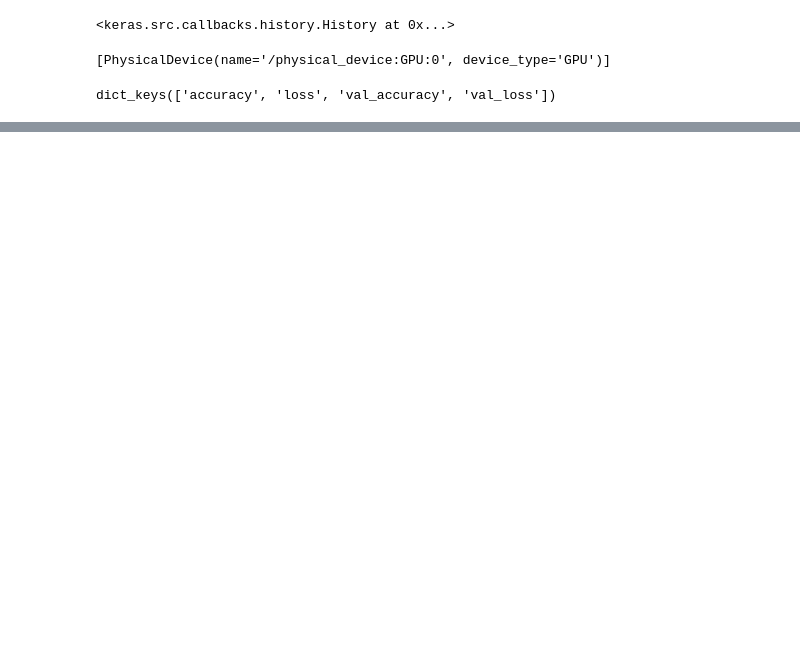
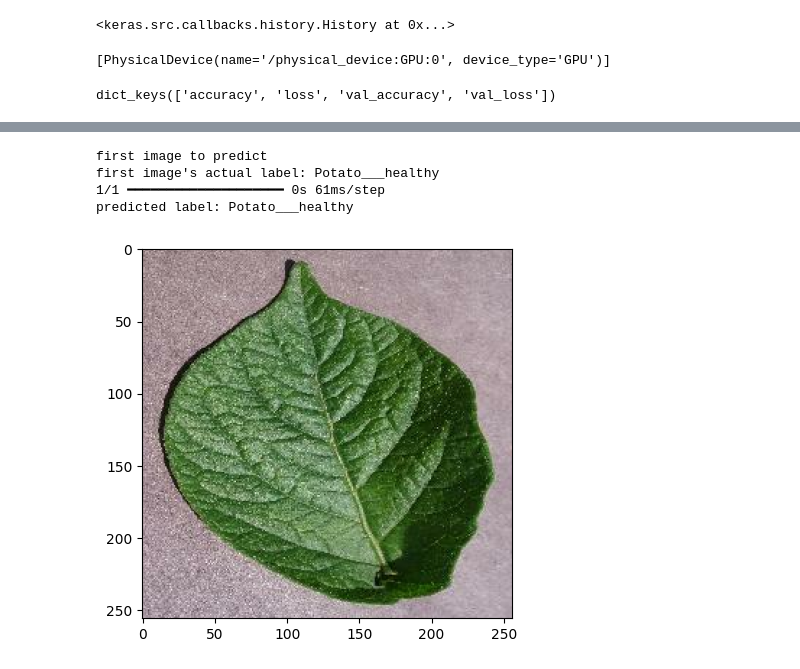
Before and after one commit to AnushkaaBhargava/plant-disease-detection, a Jupyter notebook: training/training.ipynb, the cells around one changed output, grey strips where cells are left out. Drawn from its saved outputs; the diff is of its cells as text; code cells hidden in the pictures; blank space fills up the shorter version.

Commit message:
Prediction of class

```diff
--- a/training/training.ipynb
+++ b/training/training.ipynb
@@ -232,0 +238,17 @@ plt.show()
+# %%
+import numpy as np
+for images_batch,labels_batch in test_ds.take(1):
+  first_image=images_batch[0].numpy().astype('uint8')
+  first_label=labels_batch[0].numpy()
+  print("first image to predict")
+  plt.imshow(first_image)
+  print("first image's actual label:",class_names[first_label])
+
+  batch_prediction=model.predict(images_batch)
+  print("predicted label:",class_names[np.argmax(batch_prediction[0])])
+# %% [output]
+first image to predict
+first image's actual label: Potato___healthy
+1/1 ━━━━━━━━━━━━━━━━━━━━ 0s 61ms/step
+predicted label: Potato___healthy
+[figure, added]
```
Also changed, not shown: parts of 8 cells of this notebook.
